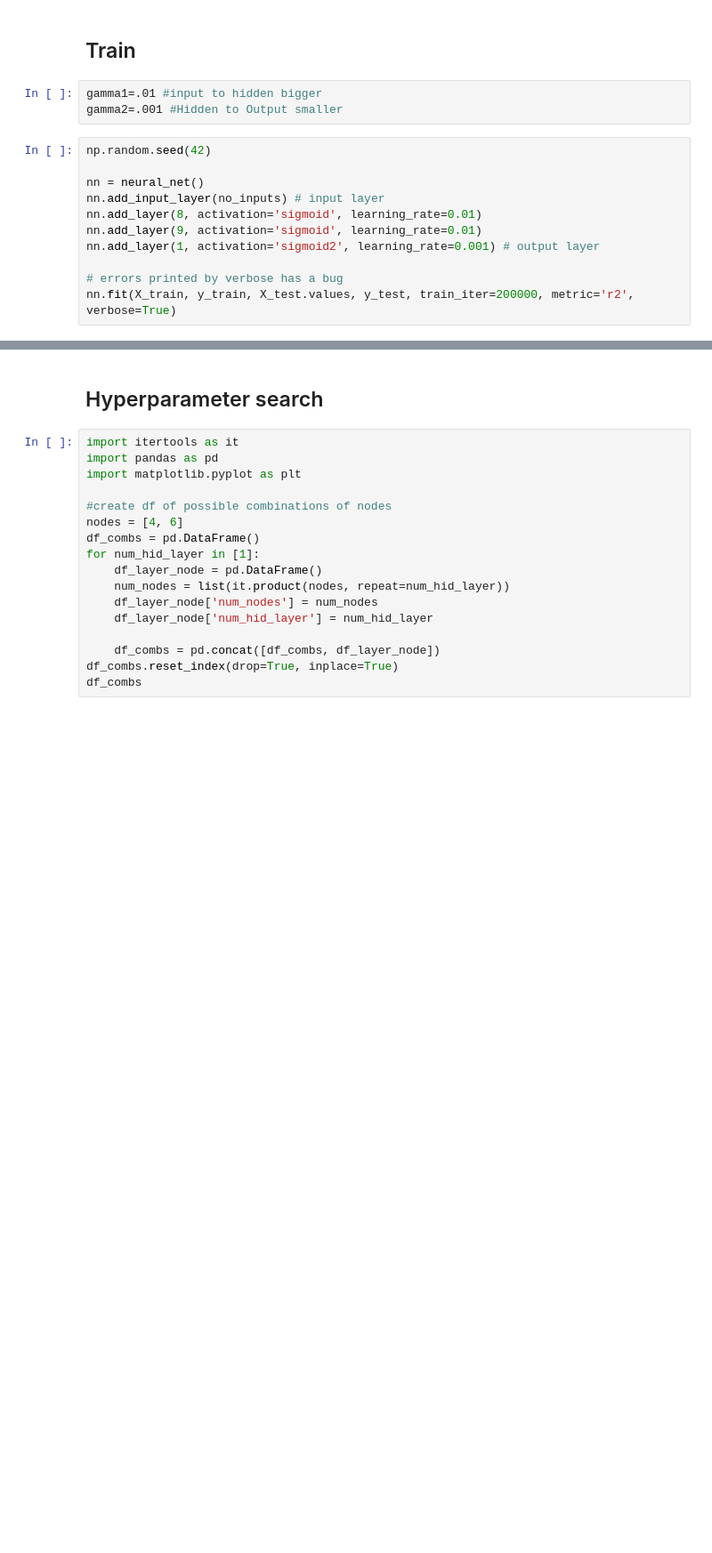
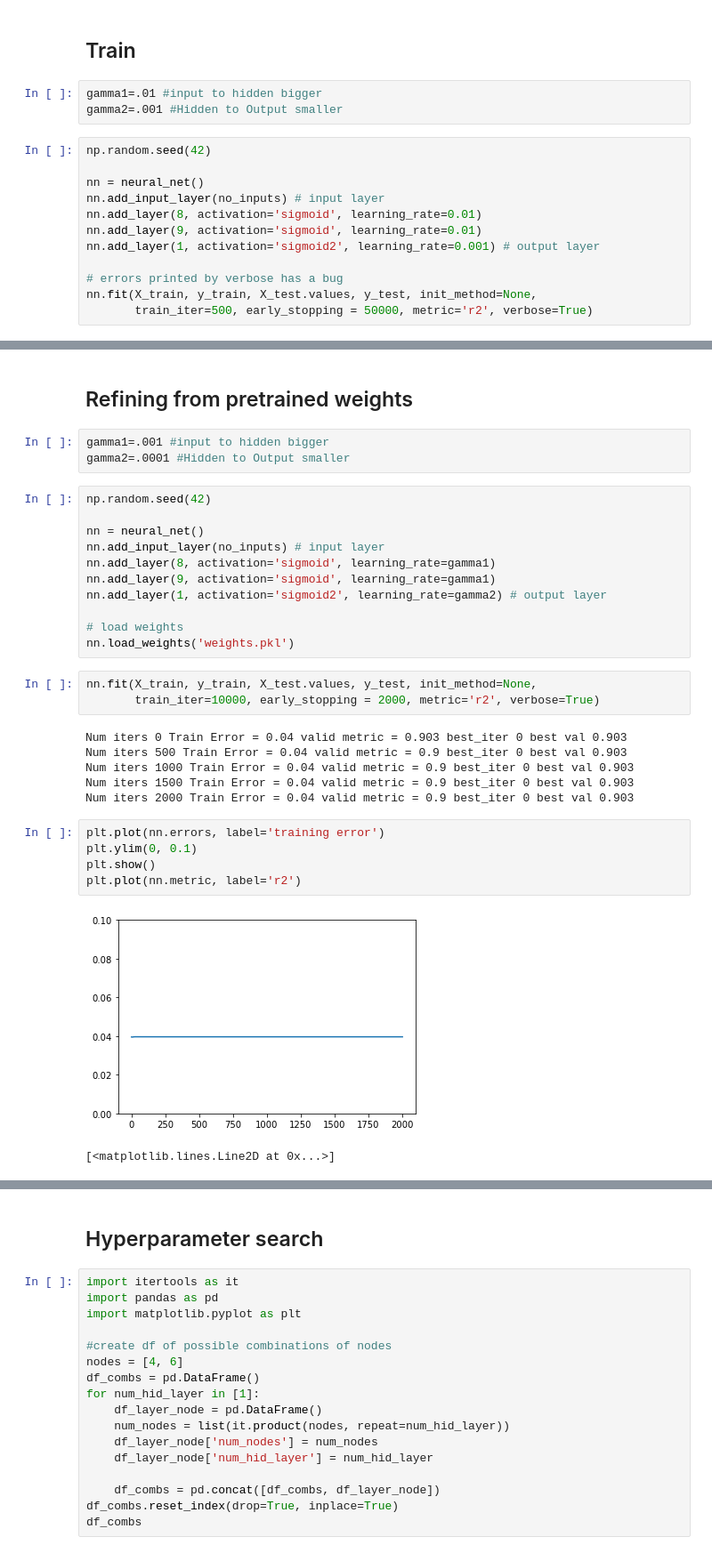
Before and after one commit to phdinds-aim/neural_net_class, a Jupyter notebook: neural_net_regression.ipynb, the cells around one changed output, grey strips where cells are left out. Shown at 89% size. Saved outputs shown, nothing was run; the diff lists cells and outputs as text; blank space fills up the shorter version.

```diff
--- a/neural_net_regression.ipynb
+++ b/neural_net_regression.ipynb
@@ -295,4 +358,5 @@ nn.add_layer(9, activation='sigmoid', learning_rate=0.01)
 nn.add_layer(1, activation='sigmoid2', learning_rate=0.001) # output layer
 
 # errors printed by verbose has a bug
-nn.fit(X_train, y_train, X_test.values, y_test, train_iter=200000, metric='r2', verbose=True)
+nn.fit(X_train, y_train, X_test.values, y_test, init_method=None,
+       train_iter=500, early_stopping = 50000, metric='r2', verbose=True)
@@ -311,0 +397,33 @@ print("R2 score = %f"%r2_score(y_highest*y_pred, y_highest*y_test))
+# %% [markdown]
+## Refining from pretrained weights
+# %%
+gamma1=.001 #input to hidden bigger
+gamma2=.0001 #Hidden to Output smaller
+# %%
+np.random.seed(42)
+
+nn = neural_net()
+nn.add_input_layer(no_inputs) # input layer
+nn.add_layer(8, activation='sigmoid', learning_rate=gamma1)
+nn.add_layer(9, activation='sigmoid', learning_rate=gamma1)
+nn.add_layer(1, activation='sigmoid2', learning_rate=gamma2) # output layer
+
+# load weights
+nn.load_weights('weights.pkl')
+# %%
+nn.fit(X_train, y_train, X_test.values, y_test, init_method=None,
+       train_iter=10000, early_stopping = 2000, metric='r2', verbose=True)
+# %% [output]
+Num iters 0 Train Error = 0.04 valid metric = 0.903 best_iter 0 best val 0.903
+Num iters 500 Train Error = 0.04 valid metric = 0.9 best_iter 0 best val 0.903
+Num iters 1000 Train Error = 0.04 valid metric = 0.9 best_iter 0 best val 0.903
+Num iters 1500 Train Error = 0.04 valid metric = 0.9 best_iter 0 best val 0.903
+Num iters 2000 Train Error = 0.04 valid metric = 0.9 best_iter 0 best val 0.903
+# %%
+plt.plot(nn.errors, label='training error')
+plt.ylim(0, 0.1)
+plt.show()
+plt.plot(nn.metric, label='r2')
+# %% [output]
+[figure, added]
+[<matplotlib.lines.Line2D at 0x...>]
```
Also changed, not shown: parts of 18 cells of this notebook.
